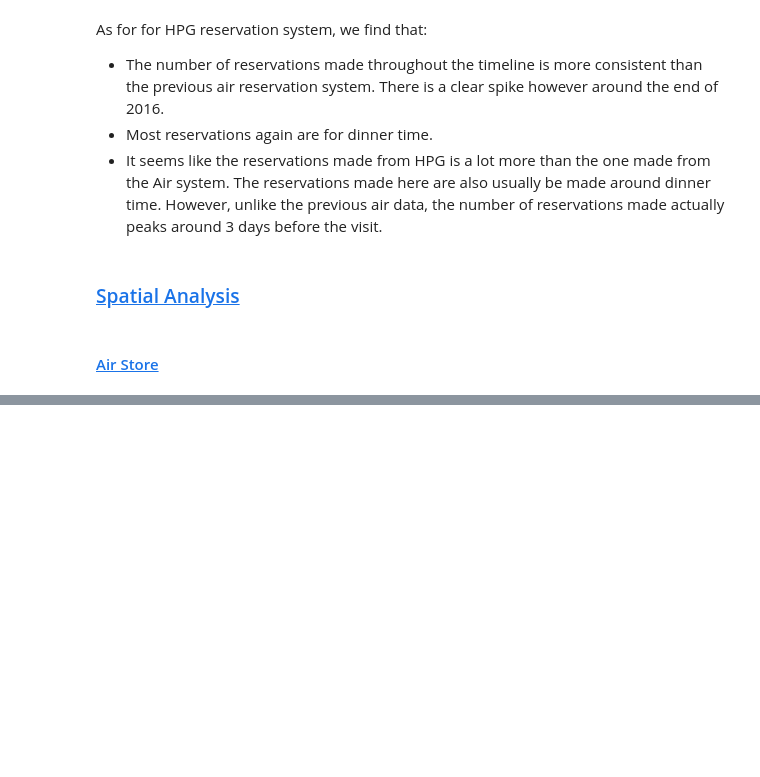
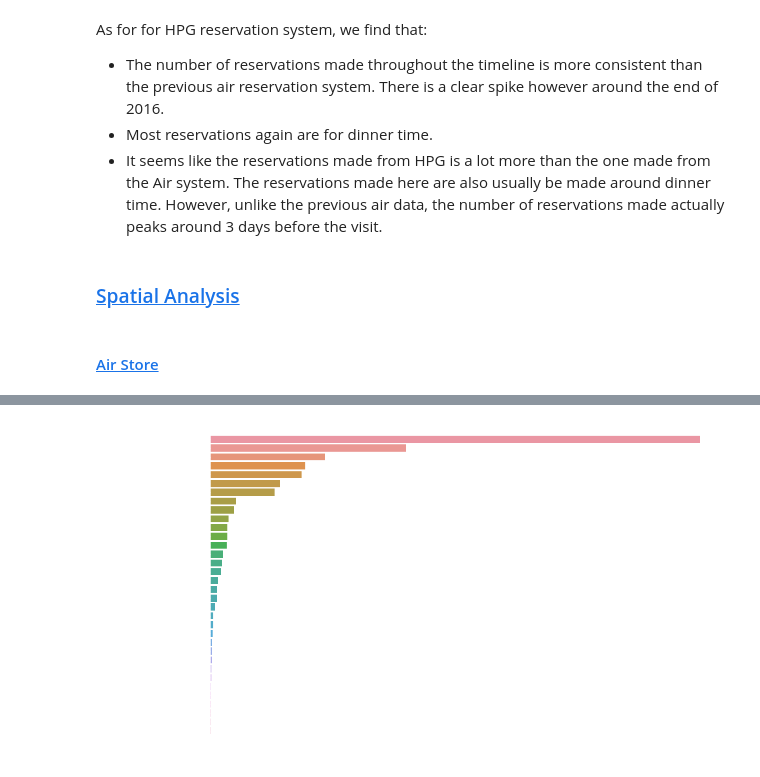
Before and after one commit to Ugenteraan/Be-my-guest---Recruit-Restaurant-EDA, a Jupyter notebook: main.ipynb, the cells around one changed output, grey strips where cells are left out. Drawn from its saved outputs; the diff is of its cells as text; code cells hidden in the pictures; blank space fills up the shorter version.

```diff
--- a/main.ipynb
+++ b/main.ipynb
@@ -670,0 +716,8 @@ Categories (14, object): ['Asian', 'Bar/Cocktail', 'Cafe/Sweets', 'Creative cuis
+# %%
+plt.rcParams["figure.figsize"] = (15,9)
+hpg_store_genre_group = hpg_store_df.groupby('hpg_genre_name', as_index=False).agg(hpg_count=('hpg_genre_name', 'count')).sort_values('hpg_count', ascending=False)
+sns.barplot(data=hpg_store_genre_group, x='hpg_count', y='hpg_genre_name', order=hpg_store_genre_group['hpg_genre_name'])
+plt.title("Restaurant genre count (HPG).", color='w')
+plt.show()
+# %% [output]
+[figure, added]
```
Also changed, not shown: parts of 9 cells of this notebook.
